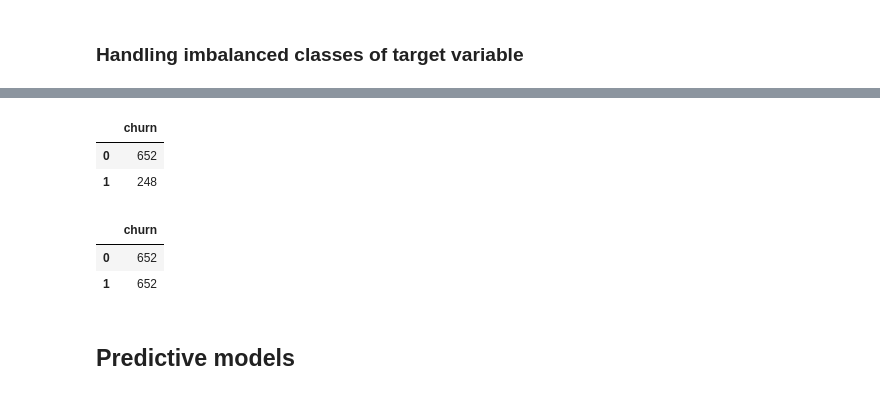
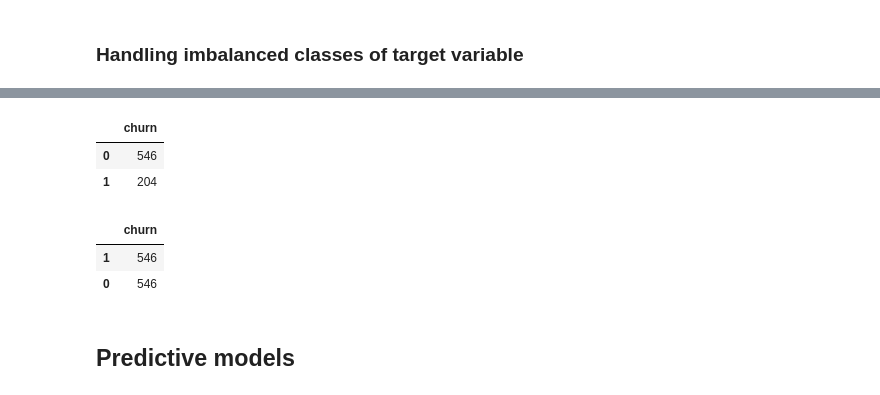
Before and after one commit to hollosy/telco_churn, a Jupyter notebook: Churn prediction.ipynb, the cells around one changed output, grey strips where cells are left out. Cells and saved outputs as stored; diff of their text form; code cells hidden in the pictures.

```diff
--- a/Churn prediction.ipynb
+++ b/Churn prediction.ipynb
@@ -227,6 +239,6 @@ data_ohe = pd.get_dummies(data = data, columns = cat_list, drop_first = True)
 X = data_ohe.drop(['churn'], axis = 1)
 y = data_ohe[['churn']]
 # train/test split (with a small test sample since the main validation method will be cross-validation and the data is small)
-X_train, X_test, y_train, y_test = train_test_split(X, y, test_size = 0.1, random_state = 12)
+X_train, X_test, y_train, y_test = train_test_split(X, y, test_size = 0.25, random_state = 123)
 # %% [markdown]
 ### Handling imbalanced classes of target variable
@@ -237,21 +250,22 @@ Target variable (churn) has imbalaced classses, as shown in the EDA section. Thi
 y_train.apply(pd.Series.value_counts)
 # %% [output]
 |  | churn |
-| 0 | 652 |
-| 1 | 248 |
+| 0 | 546 |
+| 1 | 204 |
 # %%
 # Applying SMOTE
 smt = SMOTE()
 X_train, y_train = smt.fit_sample(X_train, np.ravel(y_train))
+# Convert back to dataframe
+X_train = pd.DataFrame(X_train, columns = X_test.columns)
+y_train = pd.DataFrame(y_train, columns = y_test.columns)
 # %%
 # Frequency table of target variable within the train set after SMOTE
-new_y = pd.DataFrame(np.bincount(y_train))
-new_y.columns = ['churn']
-new_y
+y_train.apply(pd.Series.value_counts)
 # %% [output]
 |  | churn |
-| 0 | 652 |
-| 1 | 652 |
+| 1 | 546 |
+| 0 | 546 |
 # %% [markdown]
 ## Predictive models
 # %% [markdown]
```
Also changed, not shown: parts of 52 cells of this notebook.
